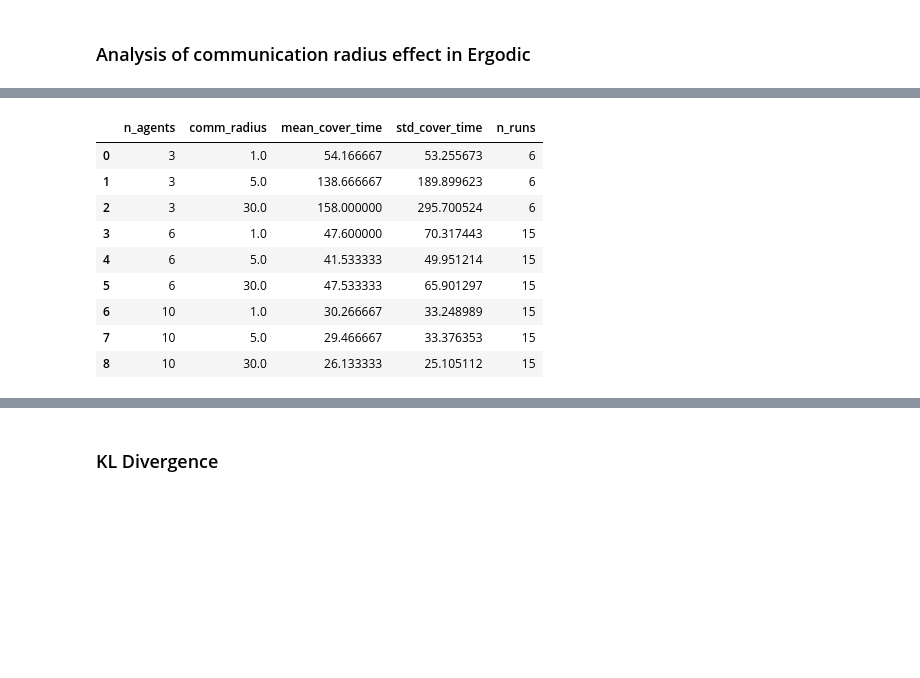
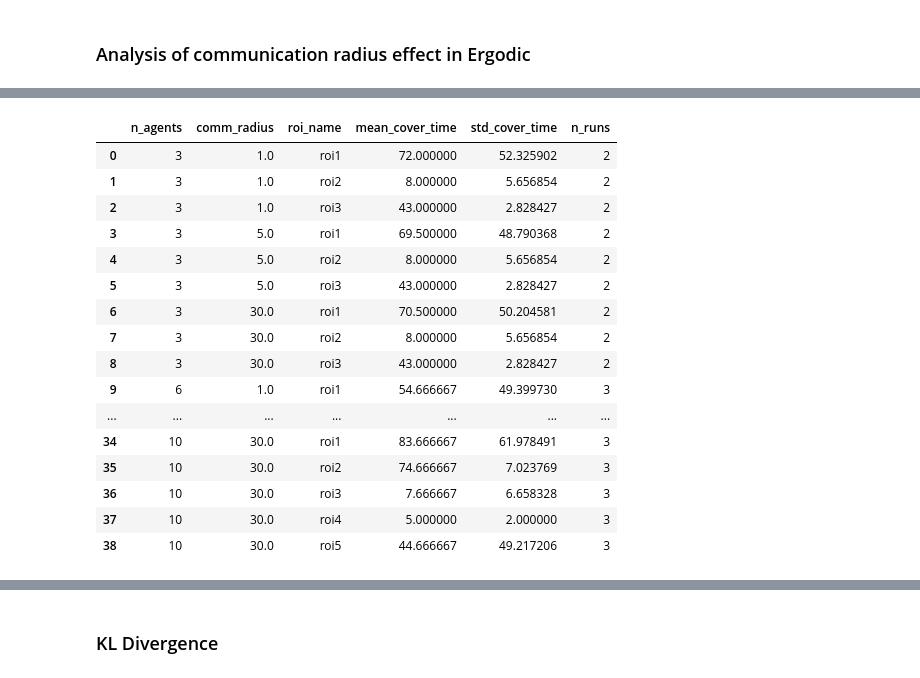
Before and after one commit to sastry-group/MAES, a Jupyter notebook: viz/plot_multiple_methods.ipynb, the cells around one changed output, grey strips where cells are left out. Saved outputs shown, nothing was run; the diff lists cells and outputs as text; code cells hidden in the pictures; blank space fills up the shorter version.

```diff
--- a/viz/plot_multiple_methods.ipynb
+++ b/viz/plot_multiple_methods.ipynb
@@ -103,11 +103,13 @@ def extract_map_id_from_name(run_name):
 
 def extract_start_from_name(run_name):
     """
+    Extract start index from run folder name.
+    Matches both 'start00' and 'starts00'.
+    """
+    m = re.search(r"starts?(\d+)", run_name)
 
-    """
-    m = re.search(r"starts(\d+)", run_name)
     if m:
-        return f"{m.group(1)}"
+        return m.group(1)
     else:
         return None
 
@@ -169,7 +171,7 @@ def build_roi_cellsets(roi_rc, roi_name):
 # %% [markdown]
 ### Analysis of different Algorithms
 # %%
-BATCH_DIR = Path("/home/gaby/Documents/UCB/AAM/GIT/sastryrepo/MarkovErgodic/MAES/results/plannerComparison10x10Grid")
+BATCH_DIR = Path("/home/gaby/Documents/UCB/AAM/GIT/sastryrepo/MarkovErgodic/MAES/results/PlannerComparison5x5_0214")
 for run_dir in list(BATCH_DIR.iterdir()):
     npz = load_run_npz(run_dir)
     print(run_dir.name, "→", get_method_label(npz))
@@ -259,17 +285,12 @@ for run_dir in BATCH_DIR.iterdir():
     n_agents = int(npz["n_agents"])
     env_dyn = str(npz["env_dyn"])
 
-    traj_rc_all = npz["traj_rc_all"]
+    traj_rc_all = np.asarray(npz["traj_rc_agents_all"])
     true_phi_map_time = npz["true_phi_map_time"]
 
     roi_sets = build_roi_cellsets(npz["roi_rc"], npz["roi_name"])
 
-    if env_dyn == "static":
-        rows = roi_cover_times_static(traj_rc_all, roi_sets, n_agents)
-    else:
-        rows = roi_cover_times_dynamic(
-            traj_rc_all, roi_sets, n_agents, true_phi_map_time
-        )
+
 
     for r in rows:
         roi_rows.append({
@@ -618,49 +639,56 @@ with pd.option_context("display.max_rows", None):
 
 roi_summary = (
     roi_df
-    .groupby(["n_agents", "comm_radius"], as_index=False) #averaging over
+    .groupby(["n_agents", "comm_radius", "roi_name"], as_index=False) #averaging over
     .agg(
         mean_cover_time=("roi_cover_time", "mean"),
         std_cover_time=("roi_cover_time", "std"),
         n_runs=("roi_cover_time", "count"),
     )
 )
 
 
 # roi_summary_median = (
 #     roi_df
 #     .groupby(["n_agents", "comm_radius", "roi_name"], as_index=False)
 #     .agg(
 #         median_cover_time=("roi_cover_time", "median"),
 #         iqr_cover_time=("roi_cover_time", lambda x: x.quantile(0.75) - x.quantile(0.25)),
 #     )
 # )
-roi_df["roi_cover_time_norm"] = (
-    roi_df["roi_cover_time"]
-    / roi_df.groupby(["map_id", "roi_name"])["roi_cover_time"].transform("median")
-)
+# roi_df["roi_cover_time_norm"] = (
+#     roi_df["roi_cover_time"]
+#     / roi_df.groupby(["map_id", "roi_name"])["roi_cover_time"].transform("median")
+# )
 
 roi_summary_norm = (
     roi_df
     .groupby(["n_agents", "comm_radius"], as_index=False)
     .agg(
         mean_norm_time=("roi_cover_time_norm", "mean"),
         std_norm_time=("roi_cover_time_norm", "std"),
     )
 )
 
 display(roi_summary)
 # %% [output]
-|  | n_agents | comm_radius | mean_cover_time | std_cover_time | n_runs |
-| 0 | 3 | 1.0 | 54.166667 | 53.255673 | 6 |
-| 1 | 3 | 5.0 | 138.666667 | 189.899623 | 6 |
-| 2 | 3 | 30.0 | 158.000000 | 295.700524 | 6 |
-| 3 | 6 | 1.0 | 47.600000 | 70.317443 | 15 |
-| 4 | 6 | 5.0 | 41.533333 | 49.951214 | 15 |
-| 5 | 6 | 30.0 | 47.533333 | 65.901297 | 15 |
-| 6 | 10 | 1.0 | 30.266667 | 33.248989 | 15 |
-| 7 | 10 | 5.0 | 29.466667 | 33.376353 | 15 |
-| 8 | 10 | 30.0 | 26.133333 | 25.105112 | 15 |
+|  | n_agents | comm_radius | roi_name | mean_cover_time | std_cover_time | n_runs |
+| 0 | 3 | 1.0 | roi1 | 72.000000 | 52.325902 | 2 |
+| 1 | 3 | 1.0 | roi2 | 8.000000 | 5.656854 | 2 |
+| 2 | 3 | 1.0 | roi3 | 43.000000 | 2.828427 | 2 |
+| 3 | 3 | 5.0 | roi1 | 69.500000 | 48.790368 | 2 |
+| 4 | 3 | 5.0 | roi2 | 8.000000 | 5.656854 | 2 |
+| 5 | 3 | 5.0 | roi3 | 43.000000 | 2.828427 | 2 |
+| 6 | 3 | 30.0 | roi1 | 70.500000 | 50.204581 | 2 |
+| 7 | 3 | 30.0 | roi2 | 8.000000 | 5.656854 | 2 |
+| 8 | 3 | 30.0 | roi3 | 43.000000 | 2.828427 | 2 |
+| 9 | 6 | 1.0 | roi1 | 54.666667 | 49.399730 | 3 |
+| ... | ... | ... | ... | ... | ... | ... |
+| 34 | 10 | 30.0 | roi1 | 83.666667 | 61.978491 | 3 |
+| 35 | 10 | 30.0 | roi2 | 74.666667 | 7.023769 | 3 |
+| 36 | 10 | 30.0 | roi3 | 7.666667 | 6.658328 | 3 |
+| 37 | 10 | 30.0 | roi4 | 5.000000 | 2.000000 | 3 |
+| 38 | 10 | 30.0 | roi5 | 44.666667 | 49.217206 | 3 |
 # %%
 display(roi_summary_norm)
 # %% [output]
```
Also changed, not shown: parts of 14 cells of this notebook, 4 other files.
